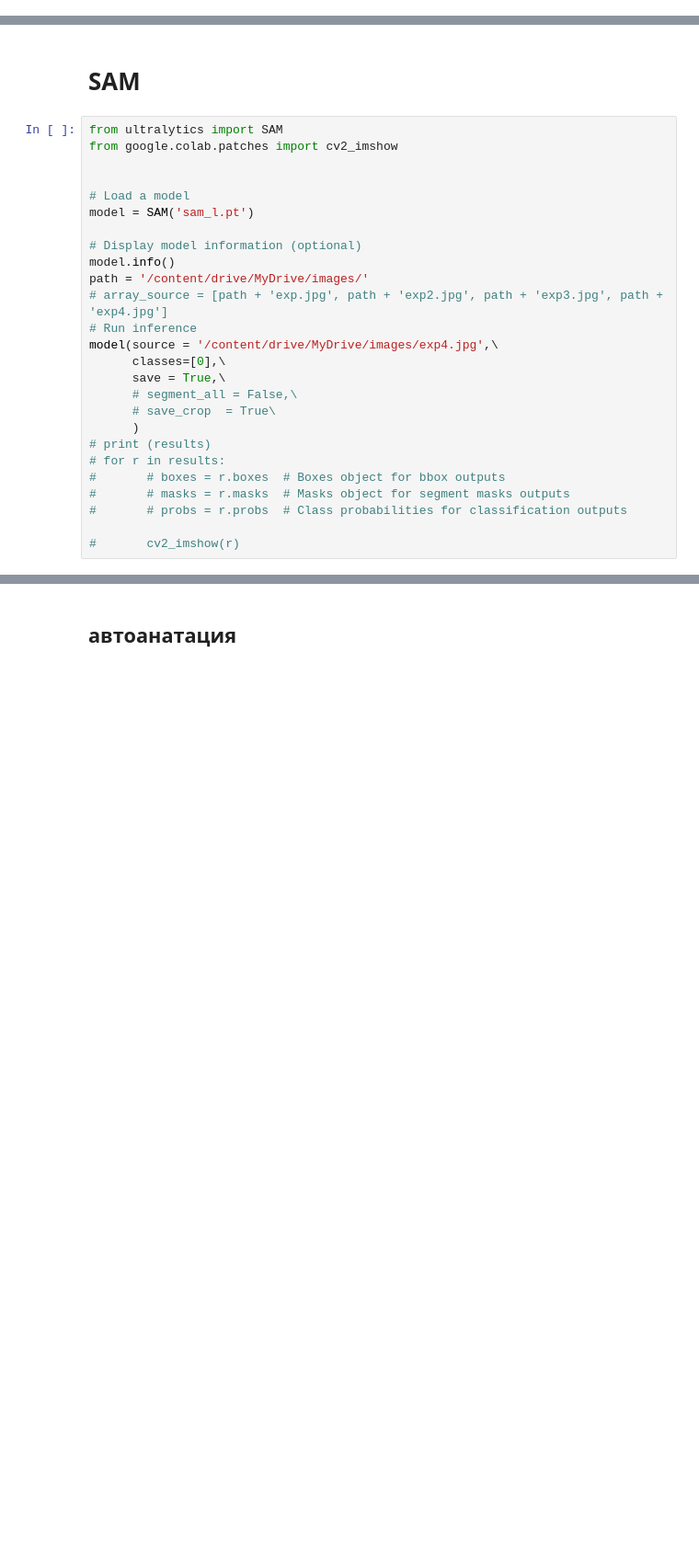
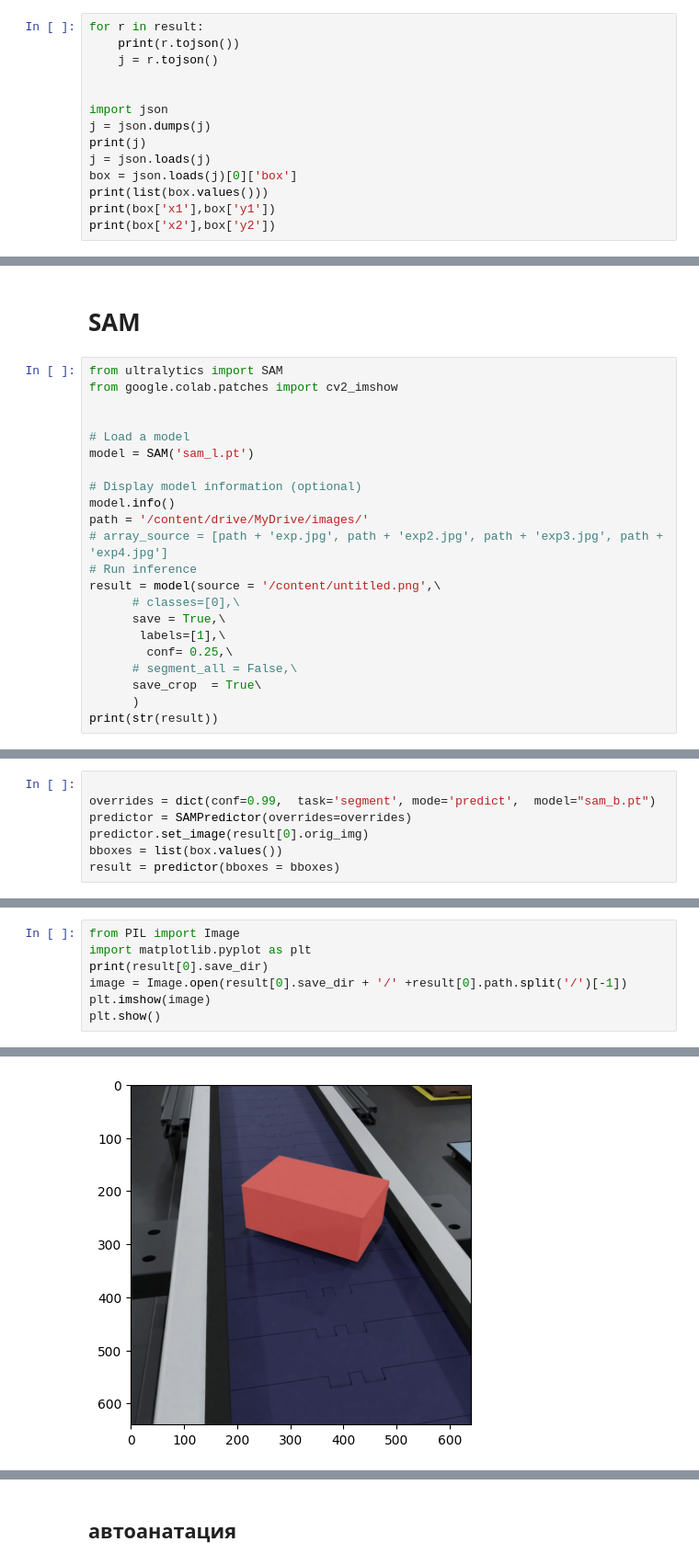
Before and after one commit to gitvanya34/SortifyScan, a Jupyter notebook: UltralyticsExample.ipynb, the cells around one changed output, grey strips where cells are left out. Shown at 92% size. Drawn from its saved outputs; the diff is of its cells as text; blank space fills up the shorter version.

```diff
--- a/UltralyticsExample.ipynb
+++ b/UltralyticsExample.ipynb
@@ -280,0 +266,14 @@ Results saved to runs/detect/predict2
+# %%
+for r in result:
+    print(r.tojson())
+    j = r.tojson()
+
+
+import json
+j = json.dumps(j)
+print(j)
+j = json.loads(j)
+box = json.loads(j)[0]['box']
+print(list(box.values()))
+print(box['x1'],box['y1'])
+print(box['x2'],box['y2'])
@@ -315,17 +332,13 @@ model.info()
 path = '/content/drive/MyDrive/images/'
 # array_source = [path + 'exp.jpg', path + 'exp2.jpg', path + 'exp3.jpg', path + 'exp4.jpg']
 # Run inference
-model(source = '/content/drive/MyDrive/images/exp4.jpg',\
-      classes=[0],\
+result = model(source = '/content/untitled.png',\
+      # classes=[0],\
       save = True,\
+       labels=[1],\
+        conf= 0.25,\
       # segment_all = False,\
-      # save_crop  = True\
+      save_crop  = True\
       )
-# print (results)
-# for r in results:
-#       # boxes = r.boxes  # Boxes object for bbox outputs
-#       # masks = r.masks  # Masks object for segment masks outputs
-#       # probs = r.probs  # Class probabilities for classification outputs
-
-#       cv2_imshow(r)
+print(str(result))
 # %% [output]
@@ -353,0 +347,7 @@ Results saved to runs/segment/predict2
+# %%
+
+overrides = dict(conf=0.99,  task='segment', mode='predict',  model="sam_b.pt")
+predictor = SAMPredictor(overrides=overrides)
+predictor.set_image(result[0].orig_img)
+bboxes = list(box.values())
+result = predictor(bboxes = bboxes)
@@ -353,0 +360,8 @@ Results saved to runs/segment/predict2
+# %%
+from PIL import Image
+import matplotlib.pyplot as plt
+print(result[0].save_dir)
+image = Image.open(result[0].save_dir + '/' +result[0].path.split('/')[-1])
+plt.imshow(image)
+plt.show()
+# %% [output]
@@ -353,0 +369 @@ Results saved to runs/segment/predict2
+[figure, added]
```
Also changed, not shown: parts of 45 cells of this notebook.
